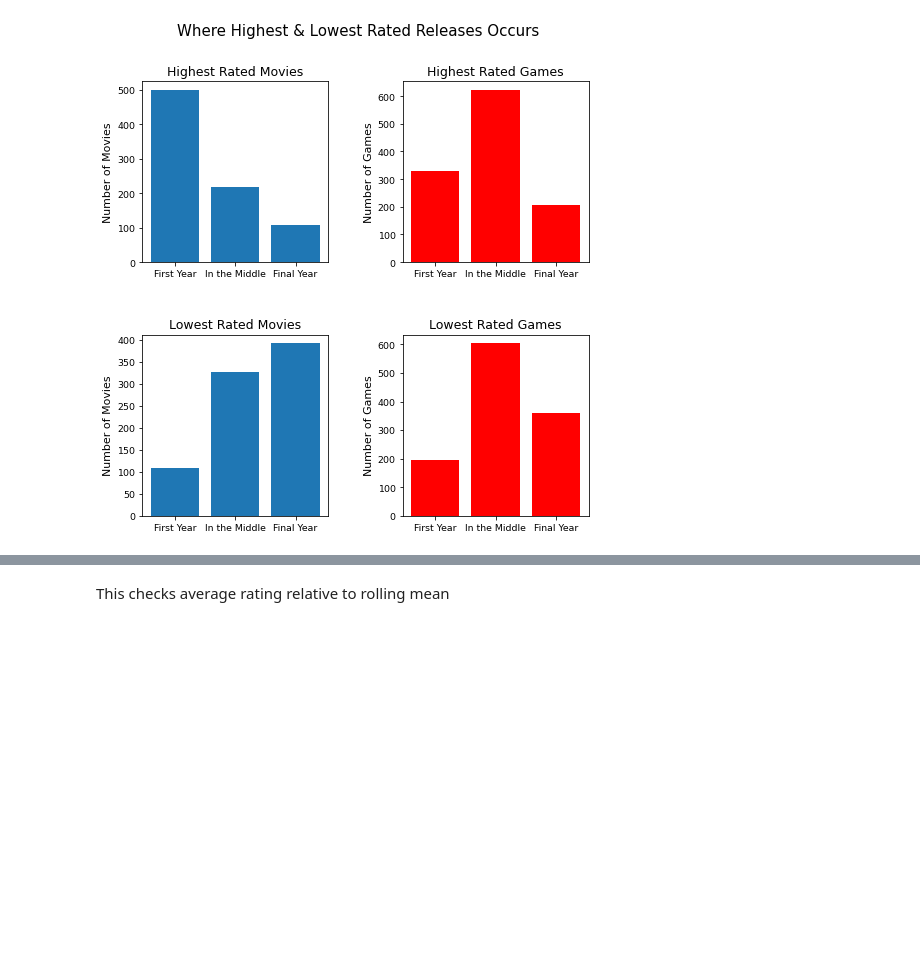
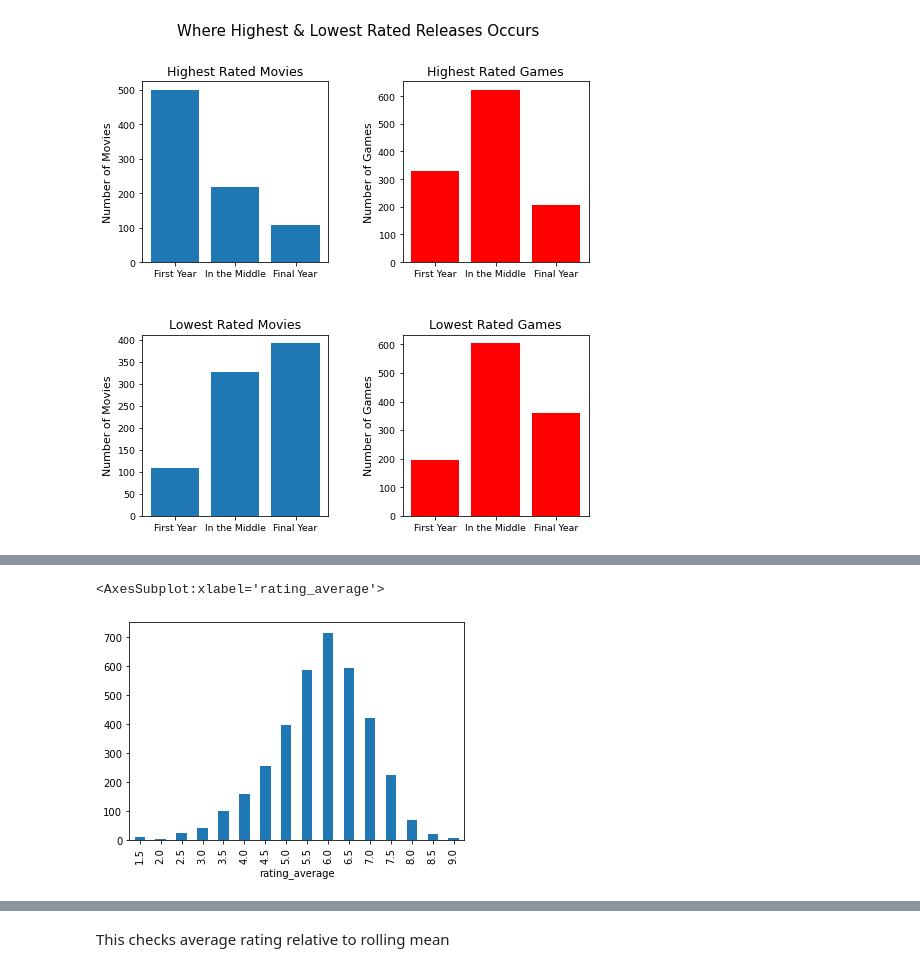
Before and after one commit to adambrennan150/Franchises, a Jupyter notebook: 107_RQ2.ipynb, the cells around one changed output, grey strips where cells are left out. Cells and saved outputs as stored; diff of their text form; code cells hidden in the pictures; blank space fills up the shorter version.

```diff
--- a/107_RQ2.ipynb
+++ b/107_RQ2.ipynb
@@ -97,0 +162,6 @@ df.diff_from_prev_rar.value_counts().sort_index().plot()
+# %%
+df_movie.groupby(df_movie["rating_average"]//0.5*0.5)['rating_average'].count().plot(kind='bar')
+df_game.groupby(df_game["rating_average"]//0.5*0.5)['rating_average'].count().plot(kind='bar', color = 'blue')
+# %% [output]
+<AxesSubplot:xlabel='rating_average'>
+[figure, added]
```
Also changed, not shown: parts of 62 cells of this notebook.
